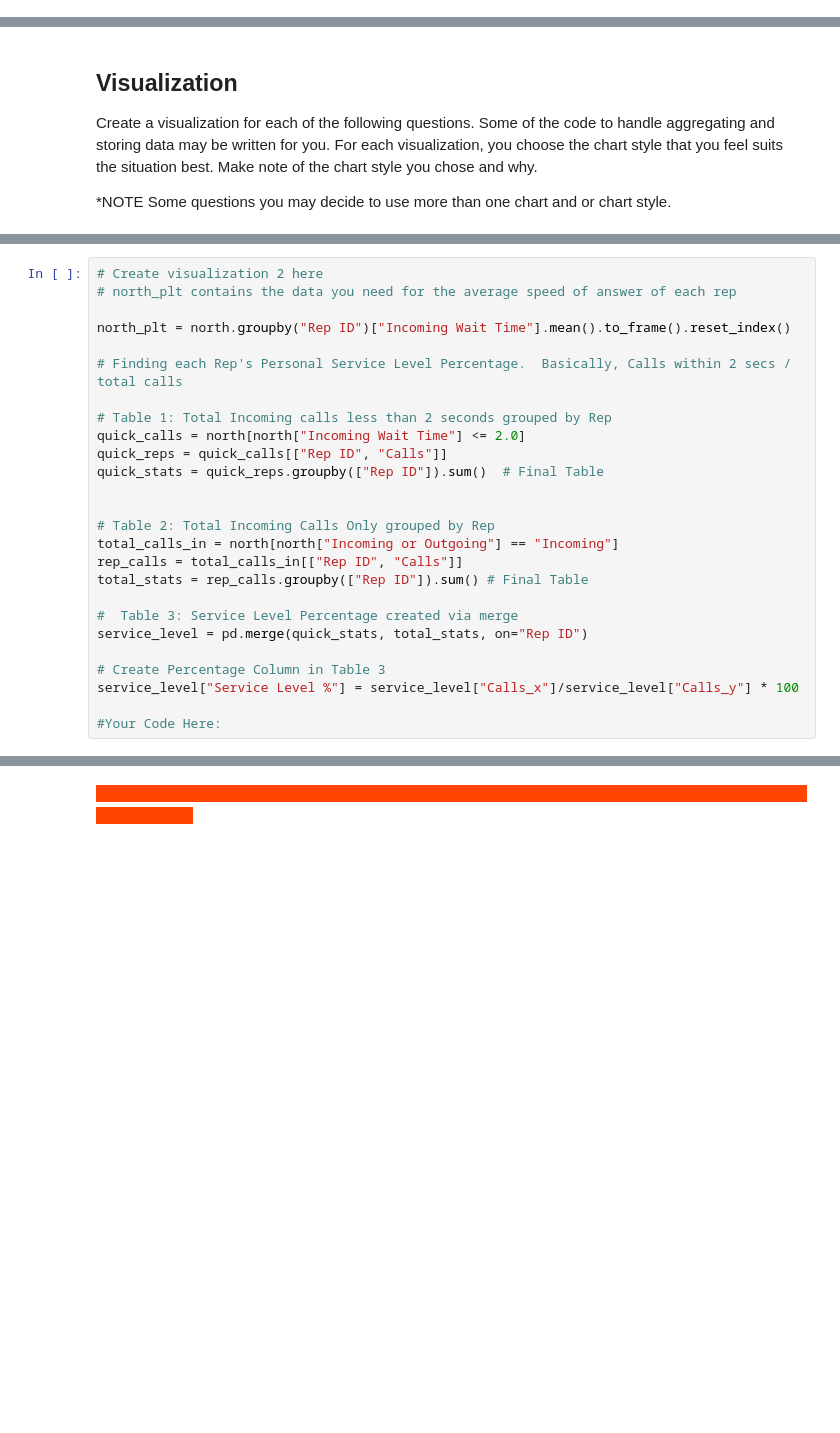
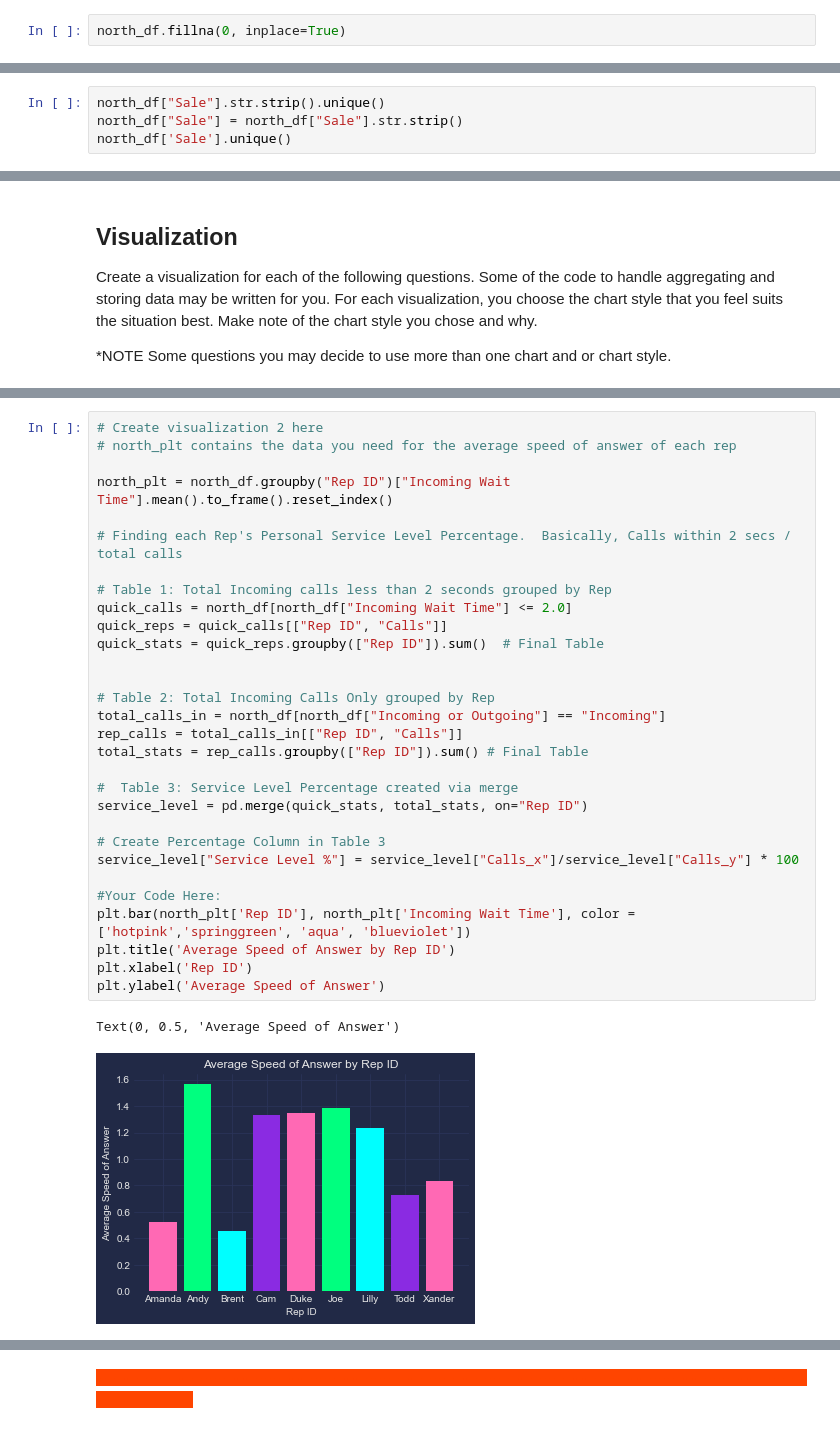
Before and after one commit to alexandropoulosk/call-center-cleanup-assignment, a Jupyter notebook: Call_Center_Cleanup.ipynb, the cells around one changed output, grey strips where cells are left out. Drawn from its saved outputs; the diff is of its cells as text; blank space fills up the shorter version.

```diff
--- a/Call_Center_Cleanup.ipynb
+++ b/Call_Center_Cleanup.ipynb
@@ -138,3 +228,5 @@ Now you need to clean up the datasets. When cleaning the datasets, you may find
+# %%
+north_df.fillna(0, inplace=True)
 # %% [markdown]
 #### Cleaning Question 2:  In the North data set, there are two separate "YES" values for a sale. Why and how did you rectify the issue?
 ##### Record your answer by double clicking here:
@@ -144,0 +241,4 @@ Now you need to clean up the datasets. When cleaning the datasets, you may find
+# %%
+north_df["Sale"].str.strip().unique()
+north_df["Sale"] = north_df["Sale"].str.strip()
+north_df['Sale'].unique()
@@ -239,29 +635,36 @@ for i in range(4):
 # %%
 # Create visualization 2 here
 # north_plt contains the data you need for the average speed of answer of each rep
 
-north_plt = north.groupby("Rep ID")["Incoming Wait Time"].mean().to_frame().reset_index()
+north_plt = north_df.groupby("Rep ID")["Incoming Wait Time"].mean().to_frame().reset_index()
 
 # Finding each Rep's Personal Service Level Percentage.  Basically, Calls within 2 secs / total calls
 
 # Table 1: Total Incoming calls less than 2 seconds grouped by Rep
-quick_calls = north[north["Incoming Wait Time"] <= 2.0]
+quick_calls = north_df[north_df["Incoming Wait Time"] <= 2.0]
 quick_reps = quick_calls[["Rep ID", "Calls"]]
 quick_stats = quick_reps.groupby(["Rep ID"]).sum()  # Final Table
 
 
 # Table 2: Total Incoming Calls Only grouped by Rep
-total_calls_in = north[north["Incoming or Outgoing"] == "Incoming"]
+total_calls_in = north_df[north_df["Incoming or Outgoing"] == "Incoming"]
 rep_calls = total_calls_in[["Rep ID", "Calls"]]
 total_stats = rep_calls.groupby(["Rep ID"]).sum() # Final Table
 
 #  Table 3: Service Level Percentage created via merge
 service_level = pd.merge(quick_stats, total_stats, on="Rep ID")
 
 # Create Percentage Column in Table 3
 service_level["Service Level %"] = service_level["Calls_x"]/service_level["Calls_y"] * 100
 
 #Your Code Here:
+plt.bar(north_plt['Rep ID'], north_plt['Incoming Wait Time'], color = ['hotpink','springgreen', 'aqua', 'blueviolet'])
+plt.title('Average Speed of Answer by Rep ID')
+plt.xlabel('Rep ID')
+plt.ylabel('Average Speed of Answer')
+# %% [output]
+Text(0, 0.5, 'Average Speed of Answer')
+[figure, added]
 # %% [markdown]
 #### Visualization 3: For each type of call purpose, how many calls are outgoing vs. incoming?
 ##### Record your answer by double clicking here:
```
Also changed, not shown: parts of 72 cells of this notebook.
